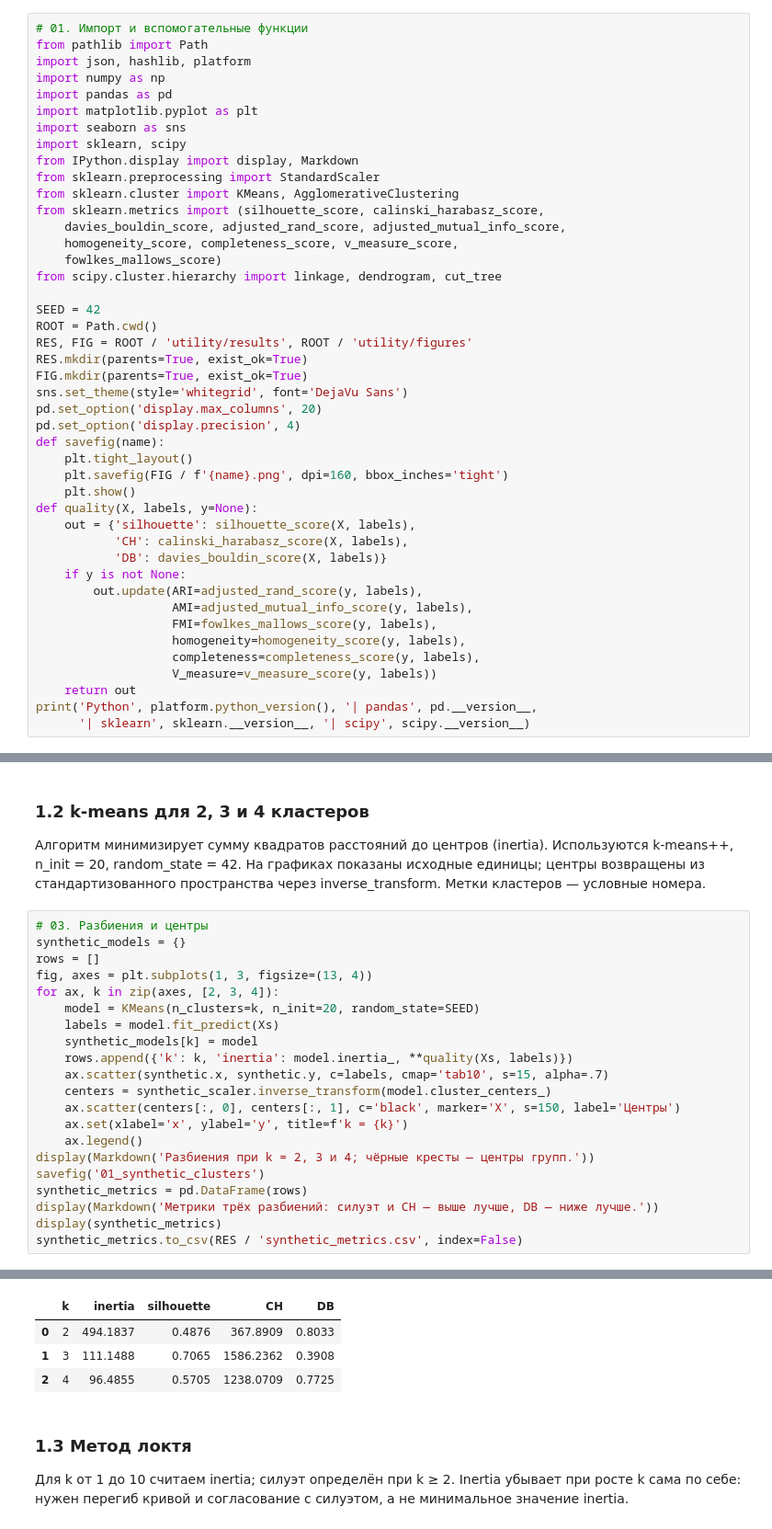
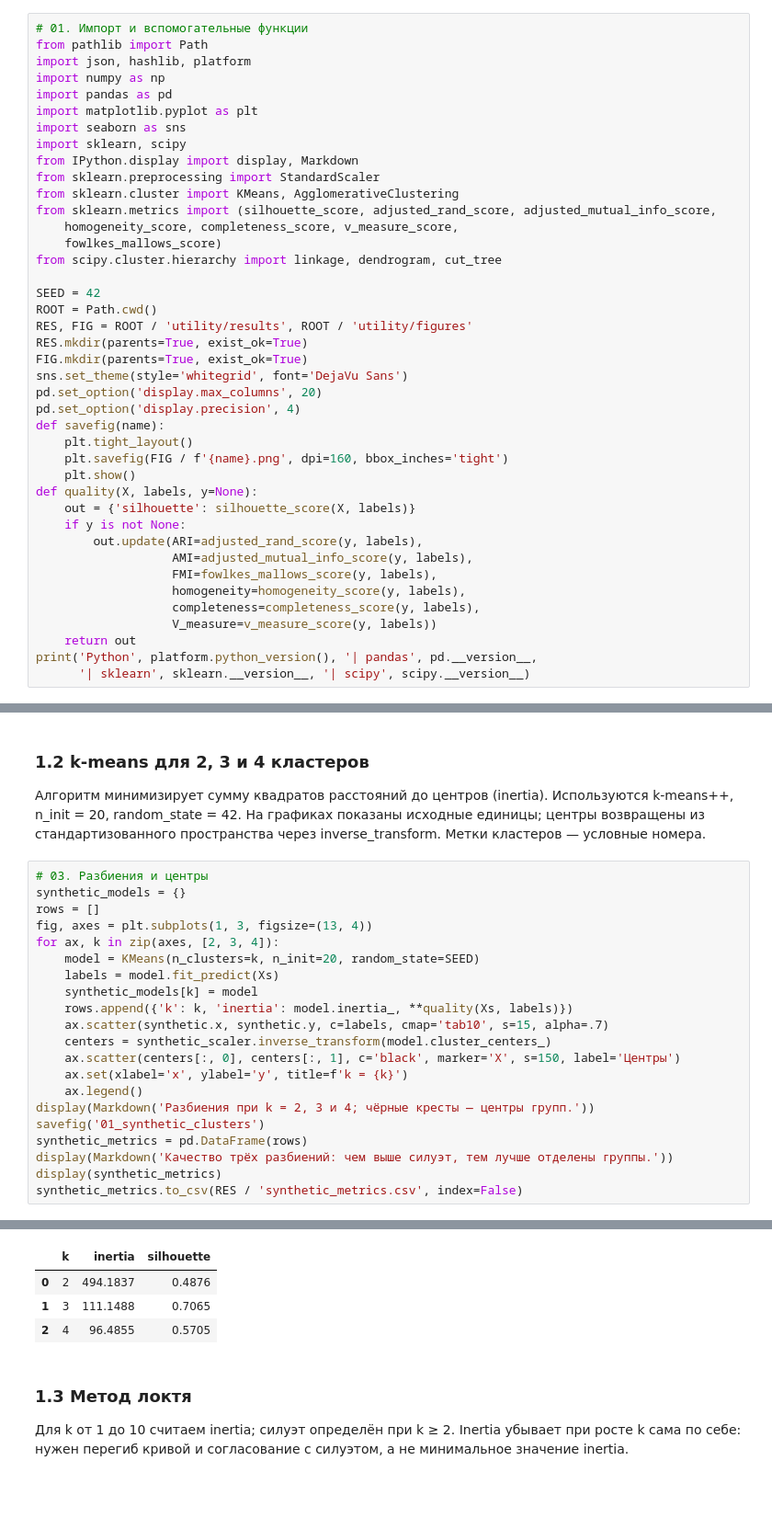
Before and after one commit to MMLive79/ida-laba-4, a Jupyter notebook: ЛР4_Вариант4.ipynb, the cells around one changed output, grey strips where cells are left out. Shown at 92% size. Saved outputs shown, nothing was run; the diff lists cells and outputs as text; blank space fills up the shorter version.

```diff
--- a/ЛР4_Вариант4.ipynb
+++ b/ЛР4_Вариант4.ipynb
@@ -23,8 +23,7 @@ import sklearn, scipy
 from IPython.display import display, Markdown
 from sklearn.preprocessing import StandardScaler
 from sklearn.cluster import KMeans, AgglomerativeClustering
-from sklearn.metrics import (silhouette_score, calinski_harabasz_score,
-    davies_bouldin_score, adjusted_rand_score, adjusted_mutual_info_score,
+from sklearn.metrics import (silhouette_score, adjusted_rand_score, adjusted_mutual_info_score,
     homogeneity_score, completeness_score, v_measure_score,
     fowlkes_mallows_score)
 from scipy.cluster.hierarchy import linkage, dendrogram, cut_tree
@@ -42,9 +41,7 @@ def savefig(name):
     plt.savefig(FIG / f'{name}.png', dpi=160, bbox_inches='tight')
     plt.show()
 def quality(X, labels, y=None):
-    out = {'silhouette': silhouette_score(X, labels),
-           'CH': calinski_harabasz_score(X, labels),
-           'DB': davies_bouldin_score(X, labels)}
+    out = {'silhouette': silhouette_score(X, labels)}
     if y is not None:
         out.update(ARI=adjusted_rand_score(y, labels),
                    AMI=adjusted_mutual_info_score(y, labels),
@@ -121,7 +118,7 @@ for ax, k in zip(axes, [2, 3, 4]):
 display(Markdown('Разбиения при k = 2, 3 и 4; чёрные кресты — центры групп.'))
 savefig('01_synthetic_clusters')
 synthetic_metrics = pd.DataFrame(rows)
-display(Markdown('Метрики трёх разбиений: силуэт и CH — выше лучше, DB — ниже лучше.'))
+display(Markdown('Качество трёх разбиений: чем выше силуэт, тем лучше отделены группы.'))
 display(synthetic_metrics)
 synthetic_metrics.to_csv(RES / 'synthetic_metrics.csv', index=False)
 # %% [output]
@@ -131,7 +128,7 @@ synthetic_metrics.to_csv(RES / 'synthetic_metrics.csv', index=False)
-|  | k | inertia | silhouette | CH | DB |
-| 0 | 2 | 494.1837 | 0.4876 | 367.8909 | 0.8033 |
-| 1 | 3 | 111.1488 | 0.7065 | 1586.2362 | 0.3908 |
-| 2 | 4 | 96.4855 | 0.5705 | 1238.0709 | 0.7725 |
+|  | k | inertia | silhouette |
+| 0 | 2 | 494.1837 | 0.4876 |
+| 1 | 3 | 111.1488 | 0.7065 |
+| 2 | 4 | 96.4855 | 0.5705 |
 # %% [markdown]
 ### 1.3 Метод локтя
 Для k от 1 до 10 считаем inertia; силуэт определён при k ≥ 2.
```
Also changed, not shown: parts of 7 cells of this notebook.
